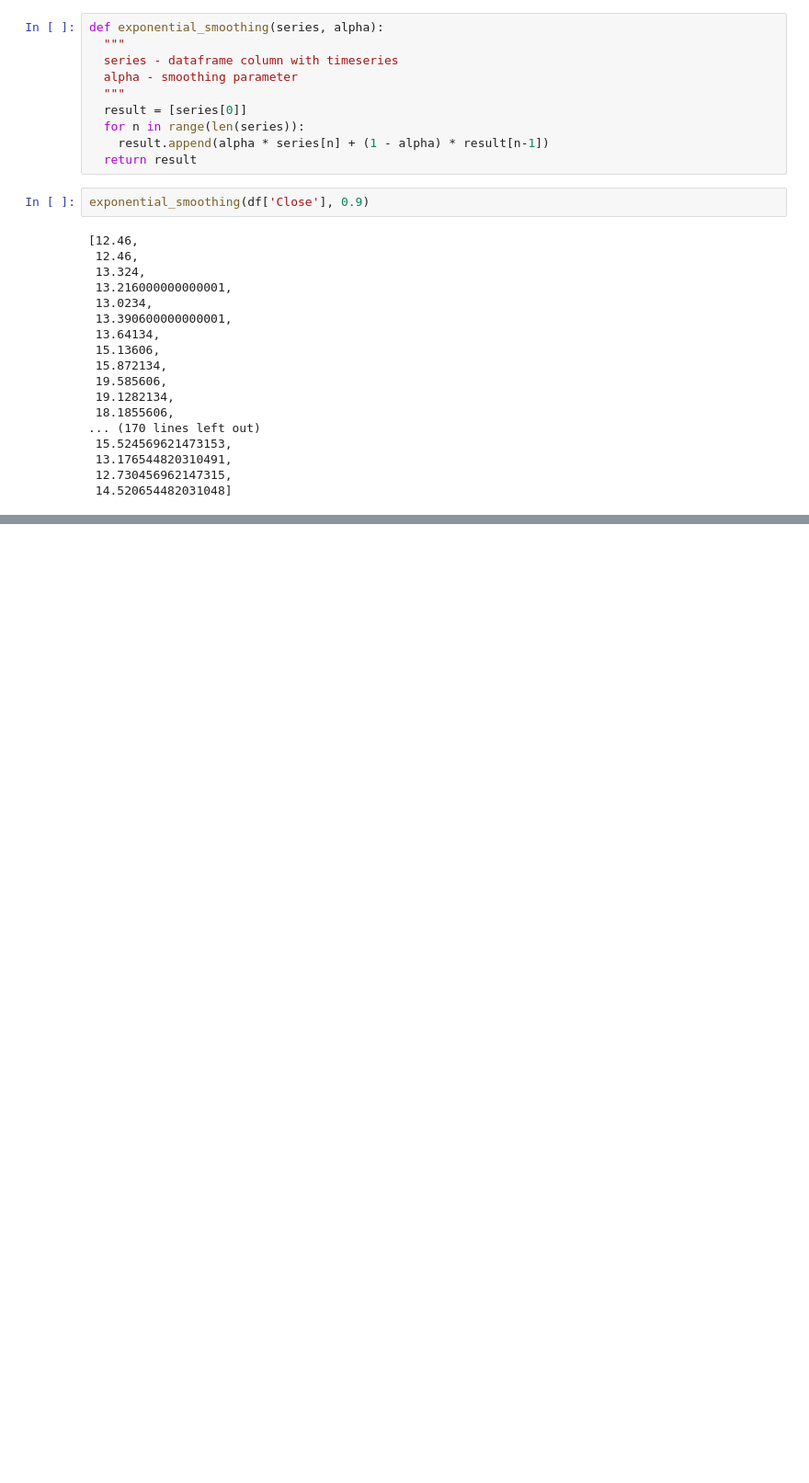
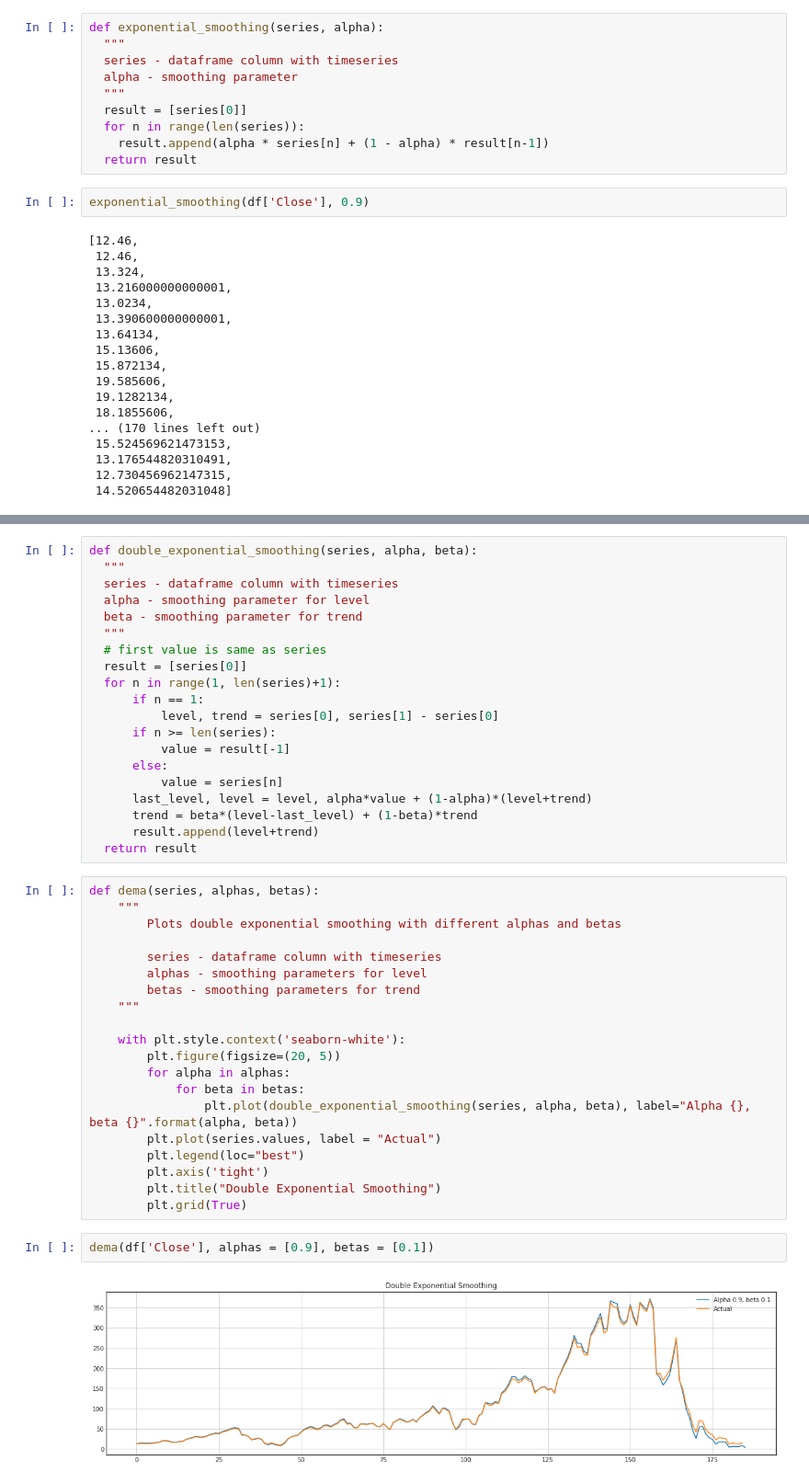
Before and after one commit to Selva-Subramanian/Yes-Bank-Stock-Closing-Price-Prediction, a Jupyter notebook: YES_BANK_STOCK_PRICE_PREDICTION.ipynb, the cells around one changed output, grey strips where cells are left out. Shown at 92% size. Drawn from its saved outputs; the diff is of its cells as text; blank space fills up the shorter version.

```diff
--- a/YES_BANK_STOCK_PRICE_PREDICTION.ipynb
+++ b/YES_BANK_STOCK_PRICE_PREDICTION.ipynb
@@ -199,0 +316,44 @@ exponential_smoothing(df['Close'], 0.9)
+# %%
+def double_exponential_smoothing(series, alpha, beta):
+  """
+  series - dataframe column with timeseries
+  alpha - smoothing parameter for level
+  beta - smoothing parameter for trend
+  """
+  # first value is same as series
+  result = [series[0]]
+  for n in range(1, len(series)+1):
+      if n == 1:
+          level, trend = series[0], series[1] - series[0]
+      if n >= len(series):
+          value = result[-1]
+      else:
+          value = series[n]
+      last_level, level = level, alpha*value + (1-alpha)*(level+trend)
+      trend = beta*(level-last_level) + (1-beta)*trend
+      result.append(level+trend)
+  return result
+# %%
+def dema(series, alphas, betas):
+    """
+        Plots double exponential smoothing with different alphas and betas
+
+        series - dataframe column with timeseries
+        alphas - smoothing parameters for level
+        betas - smoothing parameters for trend
+    """
+
+    with plt.style.context('seaborn-white'):
+        plt.figure(figsize=(20, 5))
+        for alpha in alphas:
+            for beta in betas:
+                plt.plot(double_exponential_smoothing(series, alpha, beta), label="Alpha {}, beta {}".format(alpha, beta))
+        plt.plot(series.values, label = "Actual")
+        plt.legend(loc="best")
+        plt.axis('tight')
+        plt.title("Double Exponential Smoothing")
+        plt.grid(True)
+# %%
+dema(df['Close'], alphas = [0.9], betas = [0.1])
+# %% [output]
+[figure, added]
```
Also changed, not shown: parts of 20 cells of this notebook.
